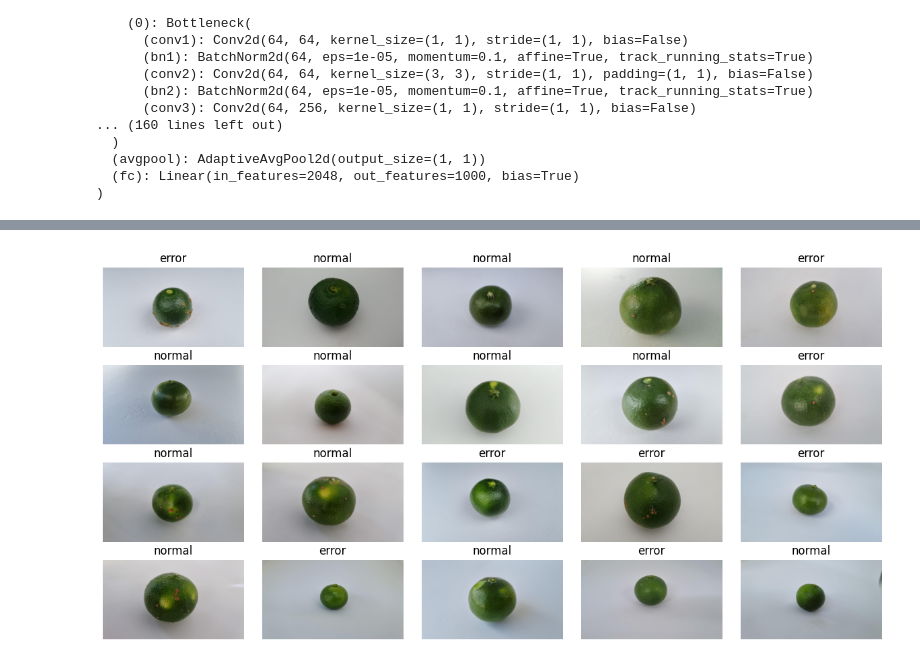
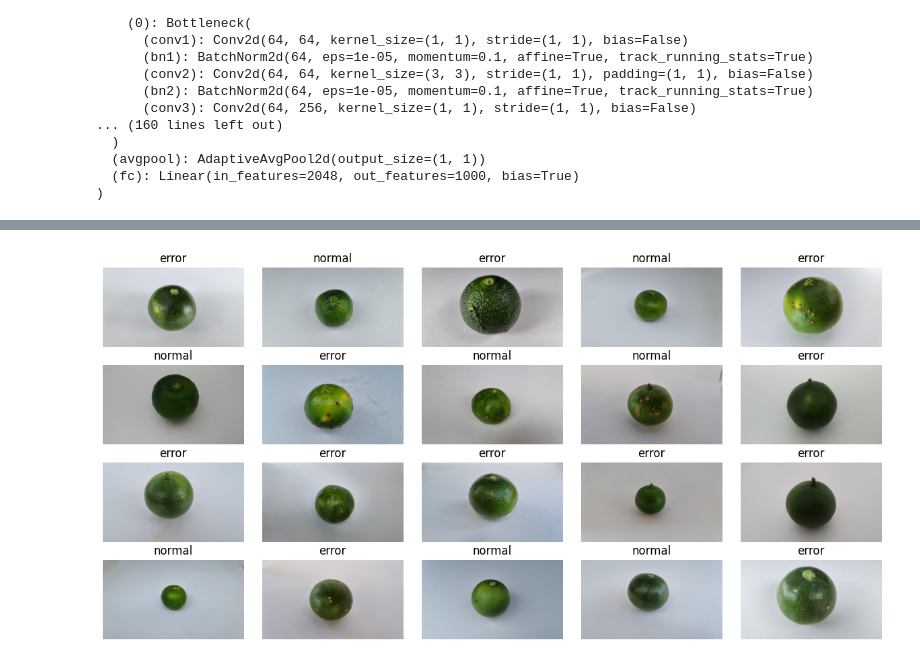
Before and after one commit to jjwjjwjjwjjwjjw/BeneProject, a Jupyter notebook: project.ipynb, the cells around one changed output, grey strips where cells are left out. Drawn from its saved outputs; the diff is of its cells as text; code cells hidden in the pictures.

```diff
--- a/project.ipynb
+++ b/project.ipynb
@@ -474,35 +469,30 @@ res.head(30)
 # %%
+import cv2
+
 class_ = {0: 'normal', 1: 'error'}
 
-def display_image_grid(images_filepaths, predicted_labels=(), cols=5):
+def display_images_with_labels(images_filepaths, labels, cols=5):
     rows = len(images_filepaths) // cols
     figure, ax = plt.subplots(nrows=rows, ncols=cols, figsize=(12, 6))
-
-    # 이미지 ID와 인덱스를 매핑한 딕셔너리 생성
-    image_id_map = {image_filepath.split('/')[-1].split('.')[0]: i for i, image_filepath in enumerate(images_filepaths)}
 
     for i, image_filepath in enumerate(images_filepaths):
         image = cv2.imread(image_filepath)
         image = cv2.cvtColor(image, cv2.COLOR_BGR2RGB)
 
-        # 이미지 파일명에서 이미지 ID 추출
-        image_id = image_filepath.split('/')[-1].split('.')[0]
-
-        # 예측된 라벨 값을 가져옴
-        label = predicted_labels[image_id_map[image_id]]
-
-        if label > 0.8:
-            label = 1
+        label = labels[i]
+        if label > 0.5:
+            result = class_[1]
         else:
-            label = 0
+            result = class_[0]
 
         ax.ravel()[i].imshow(image)
-        ax.ravel()[i].set_title(class_[label])
+        ax.ravel()[i].set_title(result)
         ax.ravel()[i].set_axis_off()
+
     plt.tight_layout()
     plt.show()
 
-# 이미지 파일 경로와 예측된 라벨 값을 전달하여 이미지 그리드 생성
-display_image_grid(test_images_filepaths, predicted_labels)
+# 이미지 파일 경로와 예측된 라벨 값을 전달하여 이미지와 분류 결과 출력
+display_images_with_labels(test_images_filepaths, res['label'].tolist())
 # %% [output]
-[figure, old version]
+[figure, new version]
```
Also changed, not shown: parts of 6 cells of this notebook.
